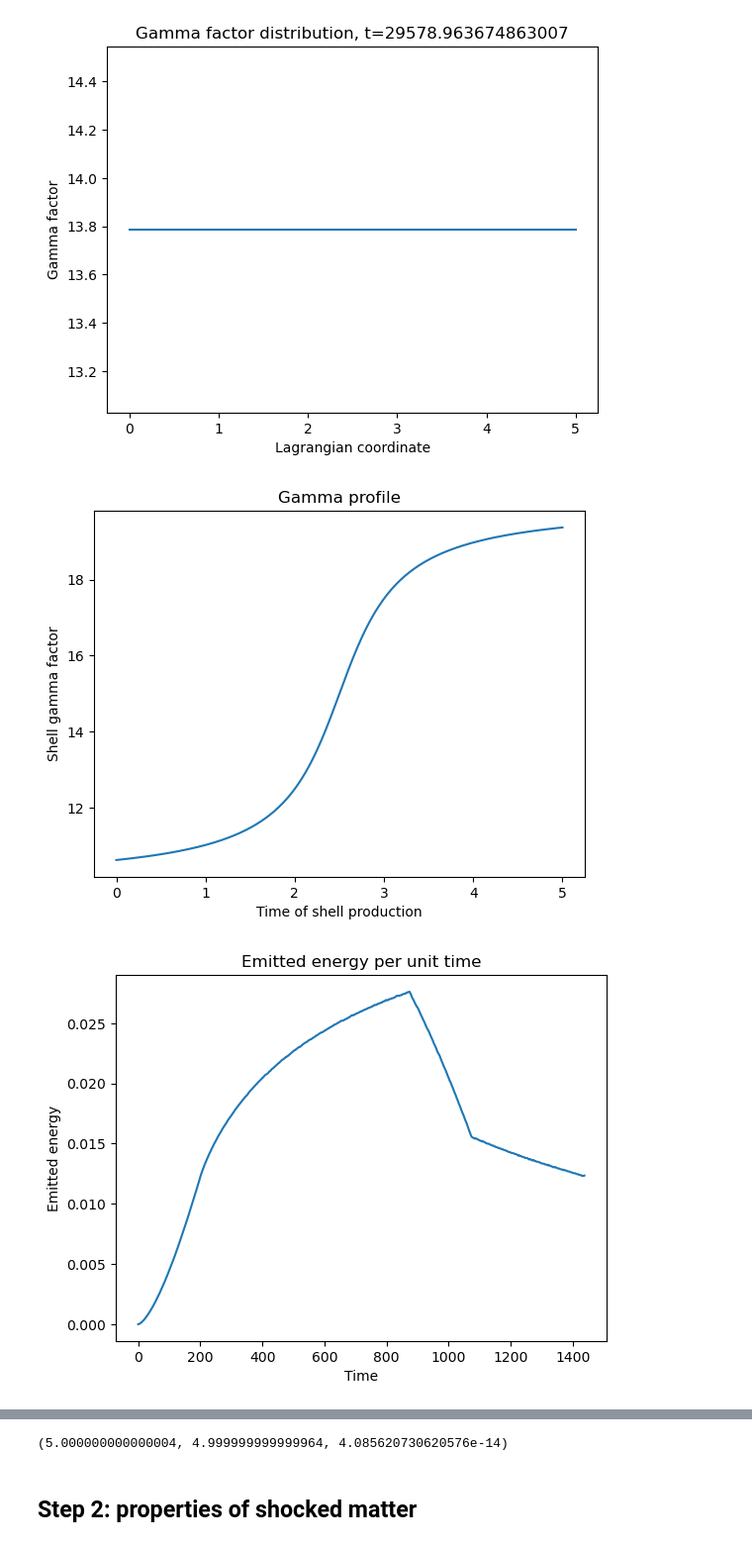
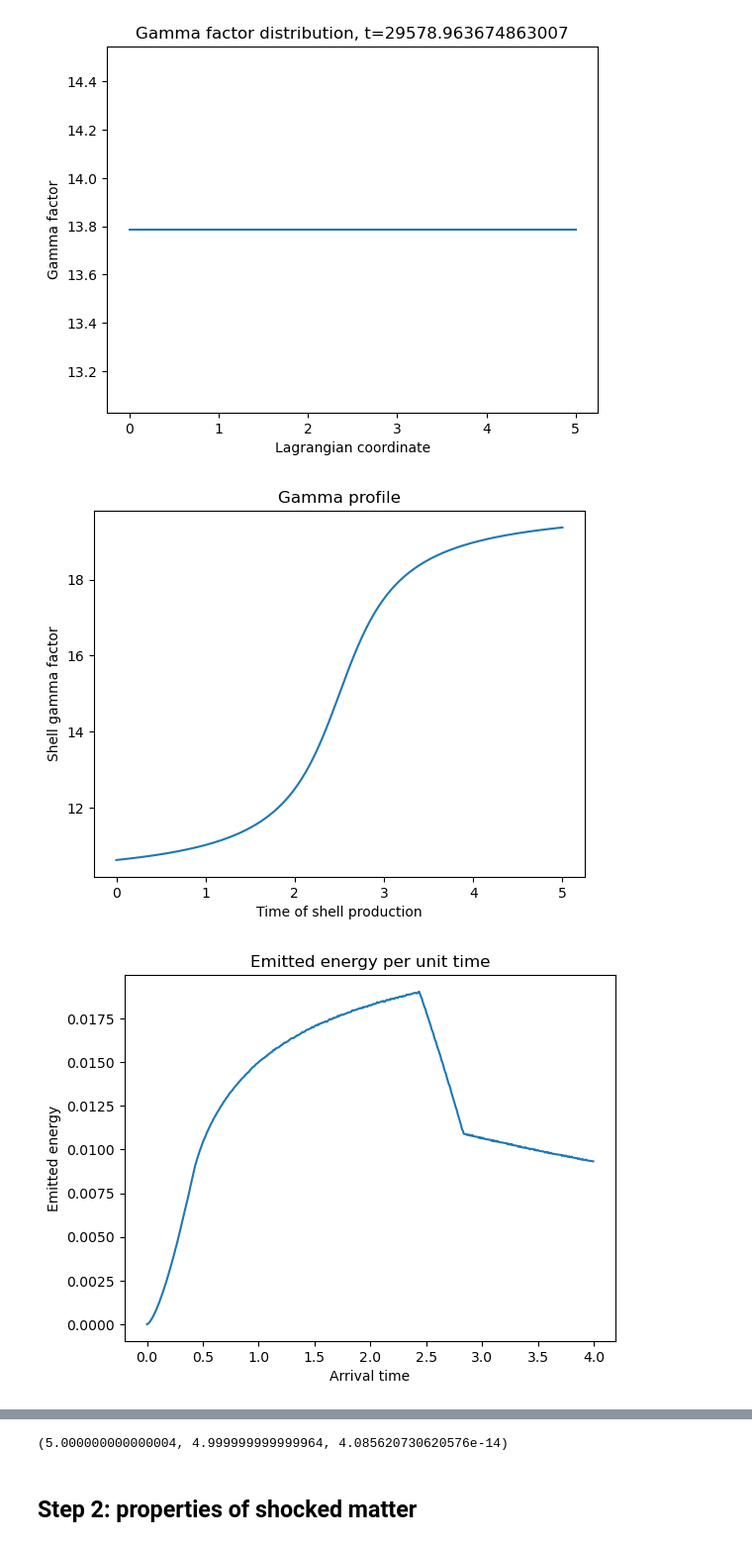
Before and after one commit to solano/gamma-ray-bursts, a Jupyter notebook: gamma-ray-bursts.ipynb, the cells around one changed output, grey strips where cells are left out. Shown at 99% size. Saved outputs shown, nothing was run; the diff lists cells and outputs as text; code cells hidden in the pictures.

Commit message:
made Emission data class, computed arrival time, stretched emission profile by gamma factor

```diff
--- a/gamma-ray-bursts.ipynb
+++ b/gamma-ray-bursts.ipynb
@@ -13,4 +9,8 @@ import matplotlib.pyplot as plt
 # %%
+from queue import PriorityQueue
+import numpy as np
+import matplotlib.pyplot as plt
+
 speed_of_light = 1
 
 class RelativisticShell:
@@ -34,6 +34,19 @@ class RelativisticShell:
 
     def kill(self):
         self.alive = False
+
+
+class Emission:
+    def __init__(self, time, energy, initial_position, shell_rapidity):
+        self.time = time
+        self.energy = energy
+        self.initial_position = initial_position
+        self.shell_rapidity = shell_rapidity
+
+        self.gamma = np.cosh(shell_rapidity)
+        self.beta = np.tanh(shell_rapidity)
+        self.doppler_shift = np.sqrt((1+self.beta)/(1-self.beta))
+        self.arrival_time = time - initial_position / speed_of_light
 
 
 class Event:
@@ -119,7 +132,7 @@ class RelativisticCollision(Event):
 
         # compute emitted energy
         emitted_energy = self.simulation.compute_energy_emission(s1, s2, mass, rapidity)
-        self.simulation.emissions.append((self.time, emitted_energy))
+        self.simulation.emissions.append(Emission(self.time, emitted_energy, position, rapidity))
 
         # register collision data
         # (time, position, mass1, mass2, mass, speed1, speed2, speed)
@@ -142,8 +155,8 @@ def energy_profile1(t, rate=1):
 
 ######## Emission profiles ########
 @np.vectorize
-def emission_profile1(t, boxsize=0.2):       # ad-hoc box profile
-    if 0 <= t and t < boxsize:
+def emission_profile1(t, boxsize=0.03, gamma=1):       # ad-hoc box profile
+    if 0 <= t and t < gamma*boxsize:
         return 1
     return 0
 
@@ -152,7 +165,7 @@ class Simulation:
                 rapidity_args={}, energy_args={}):
         self.shells = []                # list of shells in spatial order (leftmost shell at index 0)
         self.queue = PriorityQueue()    # queue of events (productions and collisions)
-        self.emissions = []             # list of emissions represented by pairs (time, energy)
+        self.emissions = []             # list of emissions represented by Emission objects
         self.collisions = []            # list of collisions (time, position, mass1, mass2, mass,
                                         # rapidity1, rapidity2, rapidity)
 
@@ -248,19 +261,19 @@ def plot_gamma_initial(simu):
     plt.show()
 
 def plot_emissions(simu, emission_profile, maxtime=None, npoints=501, emission_args={}):
-    t_init = simu.collisions[0][0]
+    t_init = simu.emissions[0].arrival_time
     if maxtime:
         t_end = t_init + maxtime
     else:
-        t_end = simu.collisions[-1][0]
+        t_end = simu.emissions[-1].arrival_time
 
     t = np.linspace(t_init, t_end, npoints)
 
-    burst = sum([energy*emission_profile(t-t0, **emission_args) for t0,energy in simu.emissions])
+    burst = sum([e.energy*emission_profile(t-e.arrival_time, gamma=e.gamma, **emission_args) for e in simu.emissions])
 
     plt.plot(t-t_init, burst)
     plt.title("Emitted energy per unit time")
-    plt.xlabel("Time")
+    plt.xlabel("Arrival time")
     plt.ylabel("Emitted energy")
     plt.show()
 
@@ -279,7 +292,7 @@ def plot_collisions(simu):
 def test_energy_conservation(simu):
     energy_before = simu.injected_energy
     energy_after = sum(shell.mass * shell.gamma * speed_of_light**2 for shell in simu.shells) \
-                + sum(e[1] for e in simu.emissions)
+                + sum(e.energy for e in simu.emissions)
     return energy_before, energy_after, energy_before-energy_after
 
 def lcoord2plottable(lcoords, quantities):
@@ -319,12 +332,12 @@ for snapshot in simu.generate_run(stop_every=2500):
 [figure]
 # %%
 plot_gamma_initial(simu)
-plot_emissions(simu, emission_profile1, emission_args=dict(boxsize=200))
+plot_emissions(simu, emission_profile1)
 plot_collisions(simu)
 print(test_energy_conservation(simu))
 # %% [output]
 [figure]
-[figure, old version]
+[figure, new version]
 [figure]
 (5.000000000000004, 4.999999999999964, 4.085620730620576e-14)
 # %% [markdown]
```
Also changed, not shown: parts of 1 cell of this notebook.
